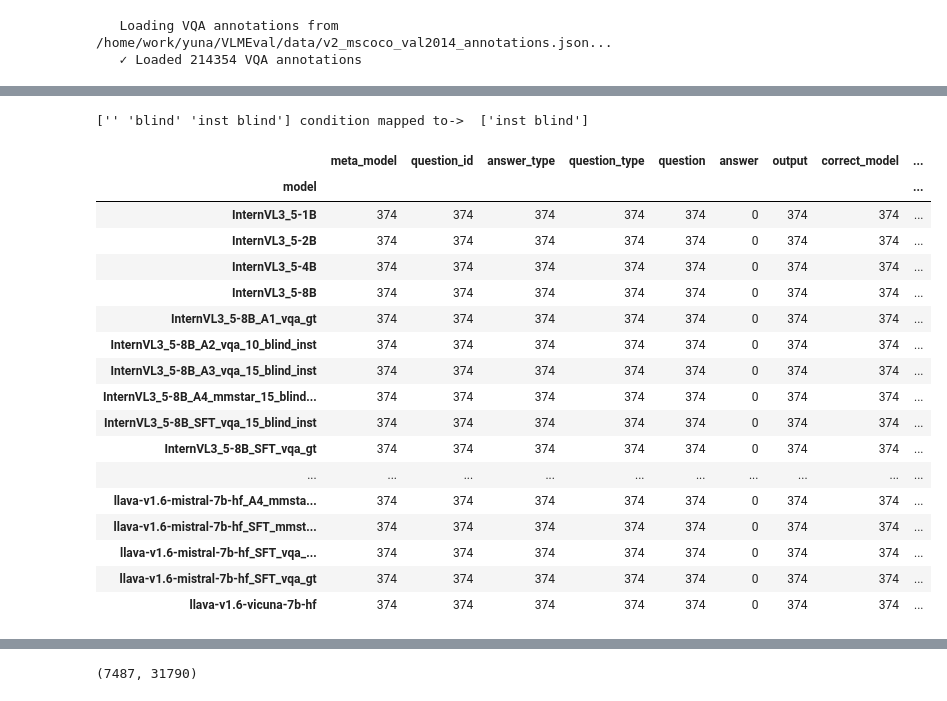
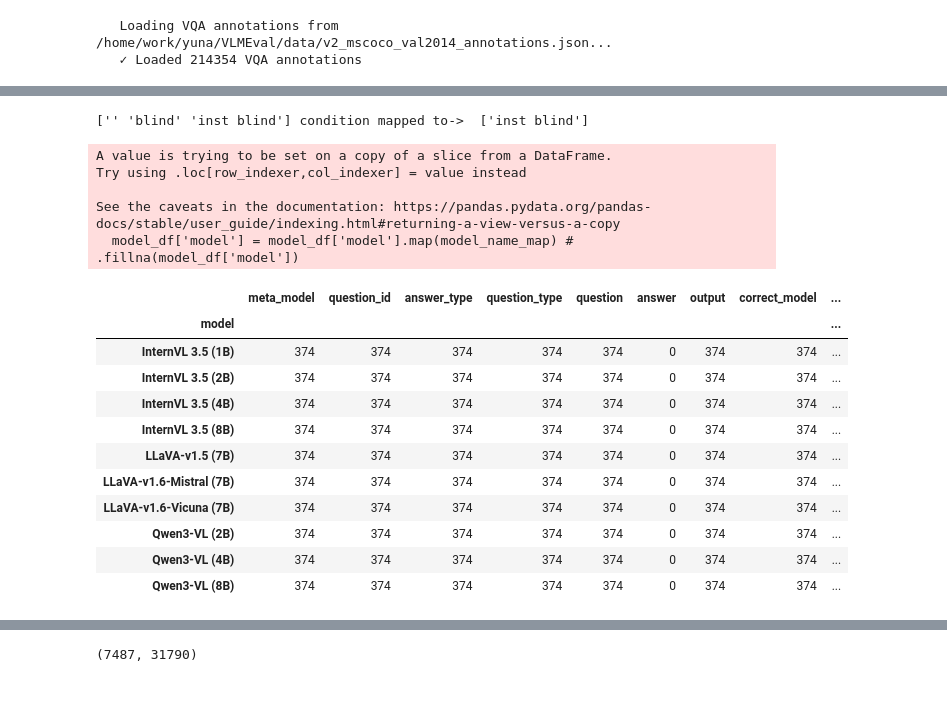
Before and after one commit to unolop/HPA, a Jupyter notebook: evaluation/analysis/A1_vqa.ipynb, the cells around one changed output, grey strips where cells are left out. Cells and saved outputs as stored; diff of their text form; code cells hidden in the pictures.

```diff
--- a/evaluation/analysis/A1_vqa.ipynb
+++ b/evaluation/analysis/A1_vqa.ipynb
@@ -63,34 +80,37 @@ Name: question_id, dtype: int64
 # %%
-# model answers only to blind conditions
 qids = human_vqa.question_id.unique()
 model_vqa = vqa_1k[(vqa_1k['question_id'].isin(qids)) & (vqa_1k['condition'] == 'inst blind')]
 print(vqa_1k.condition.unique(),'condition mapped to-> ', model_vqa.condition.unique())
 
-# combine human and model
-hm = pd.concat([model_vqa, human_vqa]) # pt.to_csv(f'./tables/vqa_human_comparison.csv')
+### combine human and model
+hm = pd.concat([model_vqa, human_vqa])
+model_df['model'] = model_df['model'].replace(model_name_map)  # pt.to_csv(f'./tables/vqa_human_comparison.csv')
+
+### filtered datafrmes
 df = hm[['meta_model', 'question_id', 'answer_type', 'question_type', 'model', 'question', 'answer', 'output', 'correct', 'answer_similarity']]
-# separate and merge by quesitons
-human_df = df[df['model'] == 'humans']
-model_df = df[df['model'] != 'humans']  # == df.model.unique()[0]]
+human_df = df[df['model'] == 'humans'].dropna(axis=1)
+model_df = df[df['model'] != 'humans']
+# human_df.groupby(['question_type', 'answer_type']).agg({'answer_similarity': 'mean', 'correct': 'mean'}).reset_index()
+
+model_df['model'] = model_df['model'].map(model_name_map) # .fillna(model_df['model'])
 mg = pd.merge( model_df, human_df.groupby(['question_id', 'answer_type', 'question_type']).mean(numeric_only=True).reset_index(), on=['question_id', 'answer_type', 'question_type'], how='left', suffixes=('_model', '_human') ) # .dropna(axis=1)
 mg.groupby(['model']).count() # , len(qids), # model_vqa.groupby(['model', 'question_id']).count()
 # %% [output]
 ['' 'blind' 'inst blind'] condition mapped to->  ['inst blind']
+A value is trying to be set on a copy of a slice from a DataFrame.
+Try using .loc[row_indexer,col_indexer] = value instead
+
+See the caveats in the documentation: https://pandas.pydata.org/pandas-docs/stable/user_guide/indexing.html#returning-a-view-versus-a-copy
+  model_df['model'] = model_df['model'].map(model_name_map) # .fillna(model_df['model'])
 |  | meta_model | question_id | answer_type | question_type | question | answer | output | correct_model | ... |
 | model |  |  |  |  |  |  |  |  | ... |
-| InternVL3_5-1B | 374 | 374 | 374 | 374 | 374 | 0 | 374 | 374 | ... |
-| InternVL3_5-2B | 374 | 374 | 374 | 374 | 374 | 0 | 374 | 374 | ... |
-| InternVL3_5-4B | 374 | 374 | 374 | 374 | 374 | 0 | 374 | 374 | ... |
-| InternVL3_5-8B | 374 | 374 | 374 | 374 | 374 | 0 | 374 | 374 | ... |
-| InternVL3_5-8B_A1_vqa_gt | 374 | 374 | 374 | 374 | 374 | 0 | 374 | 374 | ... |
-| InternVL3_5-8B_A2_vqa_10_blind_inst | 374 | 374 | 374 | 374 | 374 | 0 | 374 | 374 | ... |
-| InternVL3_5-8B_A3_vqa_15_blind_inst | 374 | 374 | 374 | 374 | 374 | 0 | 374 | 374 | ... |
-| InternVL3_5-8B_A4_mmstar_15_blind... | 374 | 374 | 374 | 374 | 374 | 0 | 374 | 374 | ... |
-| InternVL3_5-8B_SFT_vqa_15_blind_inst | 374 | 374 | 374 | 374 | 374 | 0 | 374 | 374 | ... |
-| InternVL3_5-8B_SFT_vqa_gt | 374 | 374 | 374 | 374 | 374 | 0 | 374 | 374 | ... |
-| ... | ... | ... | ... | ... | ... | ... | ... | ... | ... |
-| llava-v1.6-mistral-7b-hf_A4_mmsta... | 374 | 374 | 374 | 374 | 374 | 0 | 374 | 374 | ... |
-| llava-v1.6-mistral-7b-hf_SFT_mmst... | 374 | 374 | 374 | 374 | 374 | 0 | 374 | 374 | ... |
-| llava-v1.6-mistral-7b-hf_SFT_vqa_... | 374 | 374 | 374 | 374 | 374 | 0 | 374 | 374 | ... |
-| llava-v1.6-mistral-7b-hf_SFT_vqa_gt | 374 | 374 | 374 | 374 | 374 | 0 | 374 | 374 | ... |
-| llava-v1.6-vicuna-7b-hf | 374 | 374 | 374 | 374 | 374 | 0 | 374 | 374 | ... |
+| InternVL 3.5 (1B) | 374 | 374 | 374 | 374 | 374 | 0 | 374 | 374 | ... |
+| InternVL 3.5 (2B) | 374 | 374 | 374 | 374 | 374 | 0 | 374 | 374 | ... |
+| InternVL 3.5 (4B) | 374 | 374 | 374 | 374 | 374 | 0 | 374 | 374 | ... |
+| InternVL 3.5 (8B) | 374 | 374 | 374 | 374 | 374 | 0 | 374 | 374 | ... |
+| LLaVA-v1.5 (7B) | 374 | 374 | 374 | 374 | 374 | 0 | 374 | 374 | ... |
+| LLaVA-v1.6-Mistral (7B) | 374 | 374 | 374 | 374 | 374 | 0 | 374 | 374 | ... |
+| LLaVA-v1.6-Vicuna (7B) | 374 | 374 | 374 | 374 | 374 | 0 | 374 | 374 | ... |
+| Qwen3-VL (2B) | 374 | 374 | 374 | 374 | 374 | 0 | 374 | 374 | ... |
+| Qwen3-VL (4B) | 374 | 374 | 374 | 374 | 374 | 0 | 374 | 374 | ... |
+| Qwen3-VL (8B) | 374 | 374 | 374 | 374 | 374 | 0 | 374 | 374 | ... |
```
Also changed, not shown: parts of 16 cells of this notebook, 28 other files.
